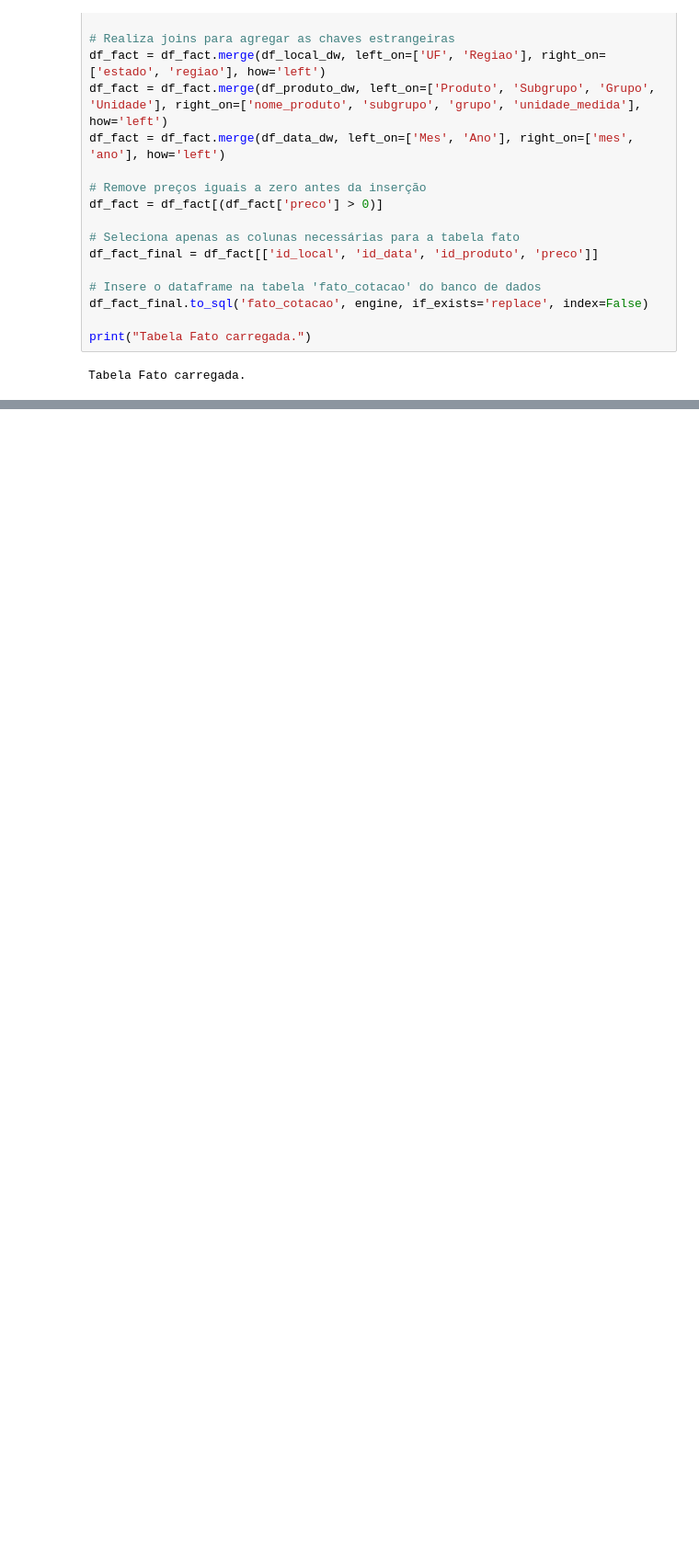
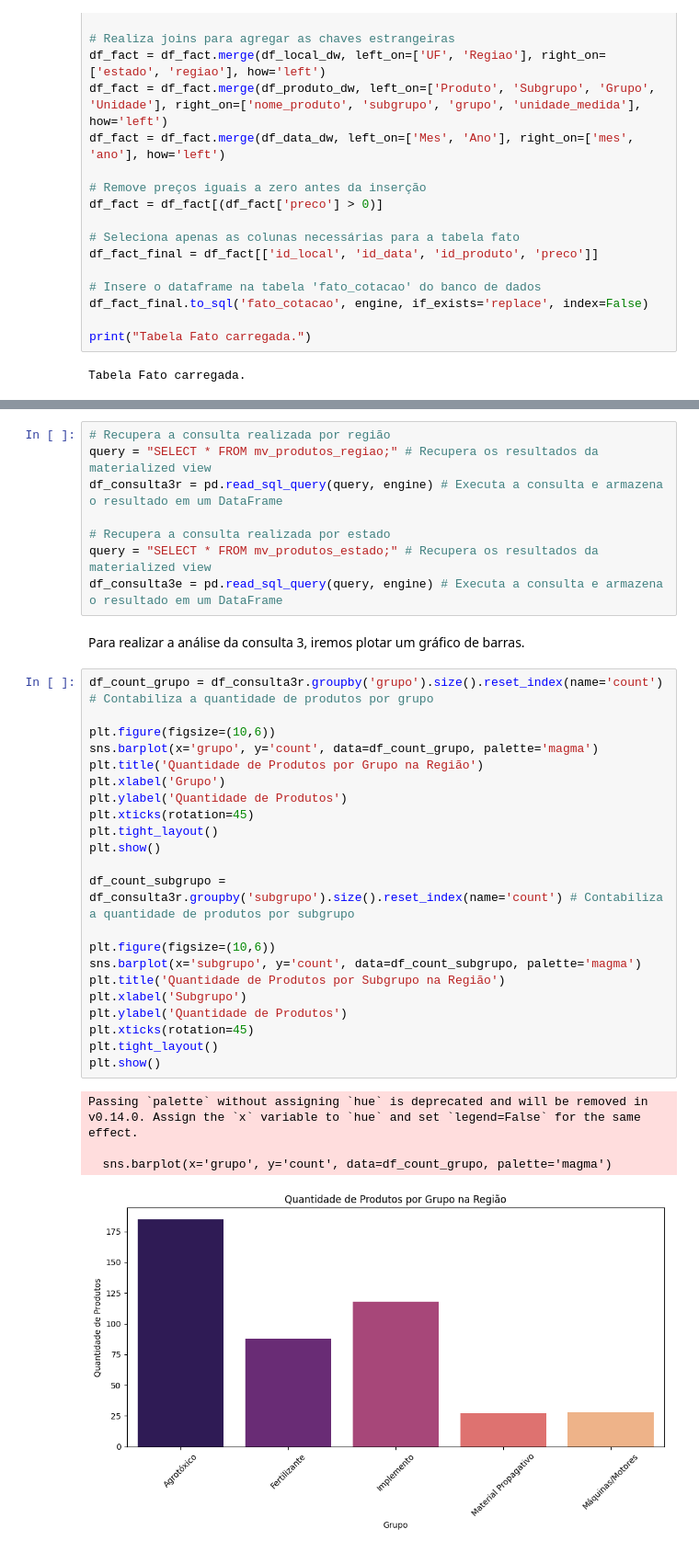
Before and after one commit to PedroGCorreia/Data-Warehouse, a Jupyter notebook: main.ipynb, the cells around one changed output, grey strips where cells are left out. Shown: that part at 92% size. Cells and saved outputs as stored; diff of their text form; blank space fills up the shorter version.

```diff
--- a/main.ipynb
+++ b/main.ipynb
@@ -418,0 +478,37 @@ Tabela Fato carregada.
+# %%
+# Recupera a consulta realizada por região
+query = "SELECT * FROM mv_produtos_regiao;" # Recupera os resultados da materialized view
+df_consulta3r = pd.read_sql_query(query, engine) # Executa a consulta e armazena o resultado em um DataFrame
+
+# Recupera a consulta realizada por estado
+query = "SELECT * FROM mv_produtos_estado;" # Recupera os resultados da materialized view
+df_consulta3e = pd.read_sql_query(query, engine) # Executa a consulta e armazena o resultado em um DataFrame
+# %% [markdown]
+Para realizar a análise da consulta 3, iremos plotar um gráfico de barras.
+# %%
+df_count_grupo = df_consulta3r.groupby('grupo').size().reset_index(name='count') # Contabiliza a quantidade de produtos por grupo
+
+plt.figure(figsize=(10,6))
+sns.barplot(x='grupo', y='count', data=df_count_grupo, palette='magma')
+plt.title('Quantidade de Produtos por Grupo na Região')
+plt.xlabel('Grupo')
+plt.ylabel('Quantidade de Produtos')
+plt.xticks(rotation=45)
+plt.tight_layout()
+plt.show()
+
+df_count_subgrupo = df_consulta3r.groupby('subgrupo').size().reset_index(name='count') # Contabiliza a quantidade de produtos por subgrupo
+
+plt.figure(figsize=(10,6))
+sns.barplot(x='subgrupo', y='count', data=df_count_subgrupo, palette='magma')
+plt.title('Quantidade de Produtos por Subgrupo na Região')
+plt.xlabel('Subgrupo')
+plt.ylabel('Quantidade de Produtos')
+plt.xticks(rotation=45)
+plt.tight_layout()
+plt.show()
+# %% [output]
+Passing `palette` without assigning `hue` is deprecated and will be removed in v0.14.0. Assign the `x` variable to `hue` and set `legend=False` for the same effect.
+
+  sns.barplot(x='grupo', y='count', data=df_count_grupo, palette='magma')
+[figure, added]
```
Also changed, not shown: parts of 21 cells of this notebook.
